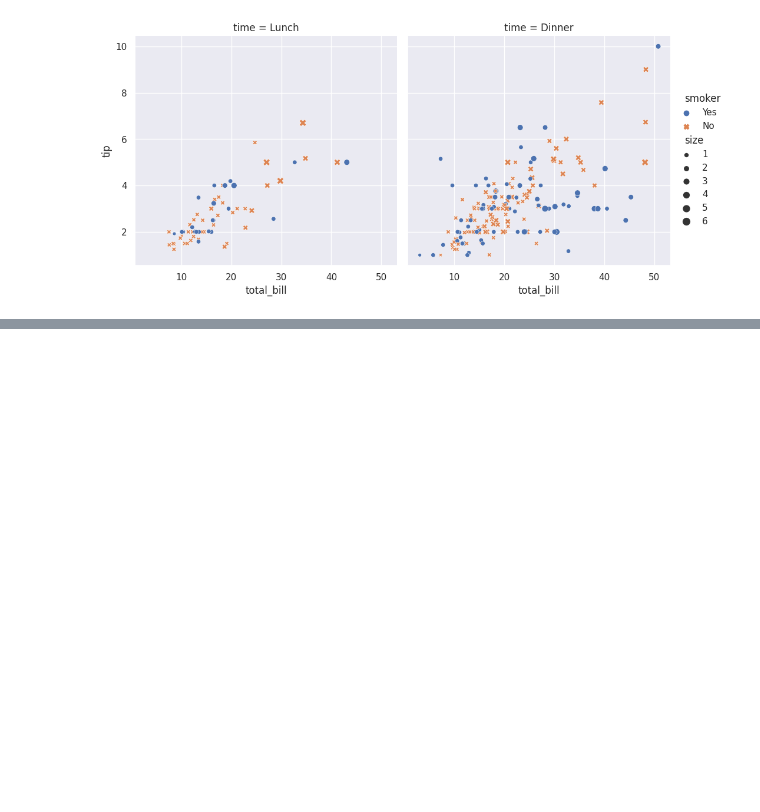
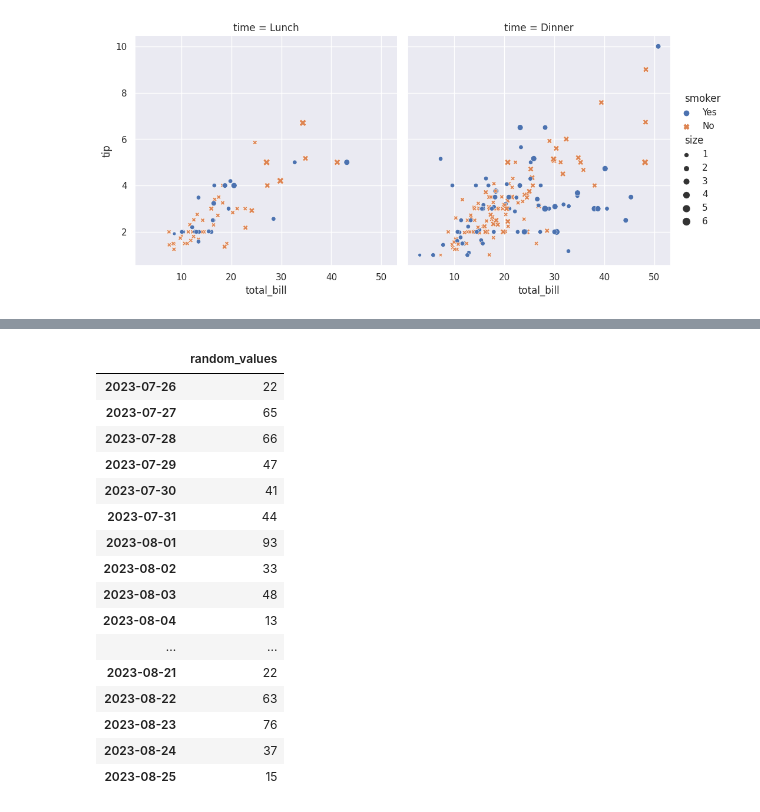
Before and after one commit to nate-drdul/sns-d3-next, a Jupyter notebook: backend/sns.ipynb, the cells around one changed output, grey strips where cells are left out. Cells and saved outputs as stored; diff of their text form; code cells hidden in the pictures; blank space fills up the shorter version.

Commit message:
added left axis, updated api with random data functions

```diff
--- a/backend/sns.ipynb
+++ b/backend/sns.ipynb
@@ -68,3 +72,21 @@ sns.relplot(
 # %% [output]
 <seaborn.axisgrid.FacetGrid at 0x...>
 [figure]
+# %%
+# Variables for the range of random values
+x = 0
+y = 100
+
+
+now = datetime.now()
+
+# Dates 30 days into the future
+dates = pd.date_range(start=now, periods=31)
+
+# Create a DataFrame with a PeriodIndex and random values between x and y
+df = pd.DataFrame(index=dates, data={'random_values': np.random.randint(x, y+1, size=len(dates))})
+
+# Remove timestamp from the index
+df.index = df.index.date
+
+print(df)
@@ -70,0 +111,20 @@ sns.relplot(
+# %%
+df
+# %% [output]
+|  | random_values |
+| 2023-07-26 | 22 |
+| 2023-07-27 | 65 |
+| 2023-07-28 | 66 |
+| 2023-07-29 | 47 |
+| 2023-07-30 | 41 |
+| 2023-07-31 | 44 |
+| 2023-08-01 | 93 |
+| 2023-08-02 | 33 |
+| 2023-08-03 | 48 |
+| 2023-08-04 | 13 |
+| ... | ... |
+| 2023-08-21 | 22 |
+| 2023-08-22 | 63 |
+| 2023-08-23 | 76 |
+| 2023-08-24 | 37 |
+| 2023-08-25 | 15 |
```
Also changed, not shown: parts of 2 cells of this notebook, 5 other files.
